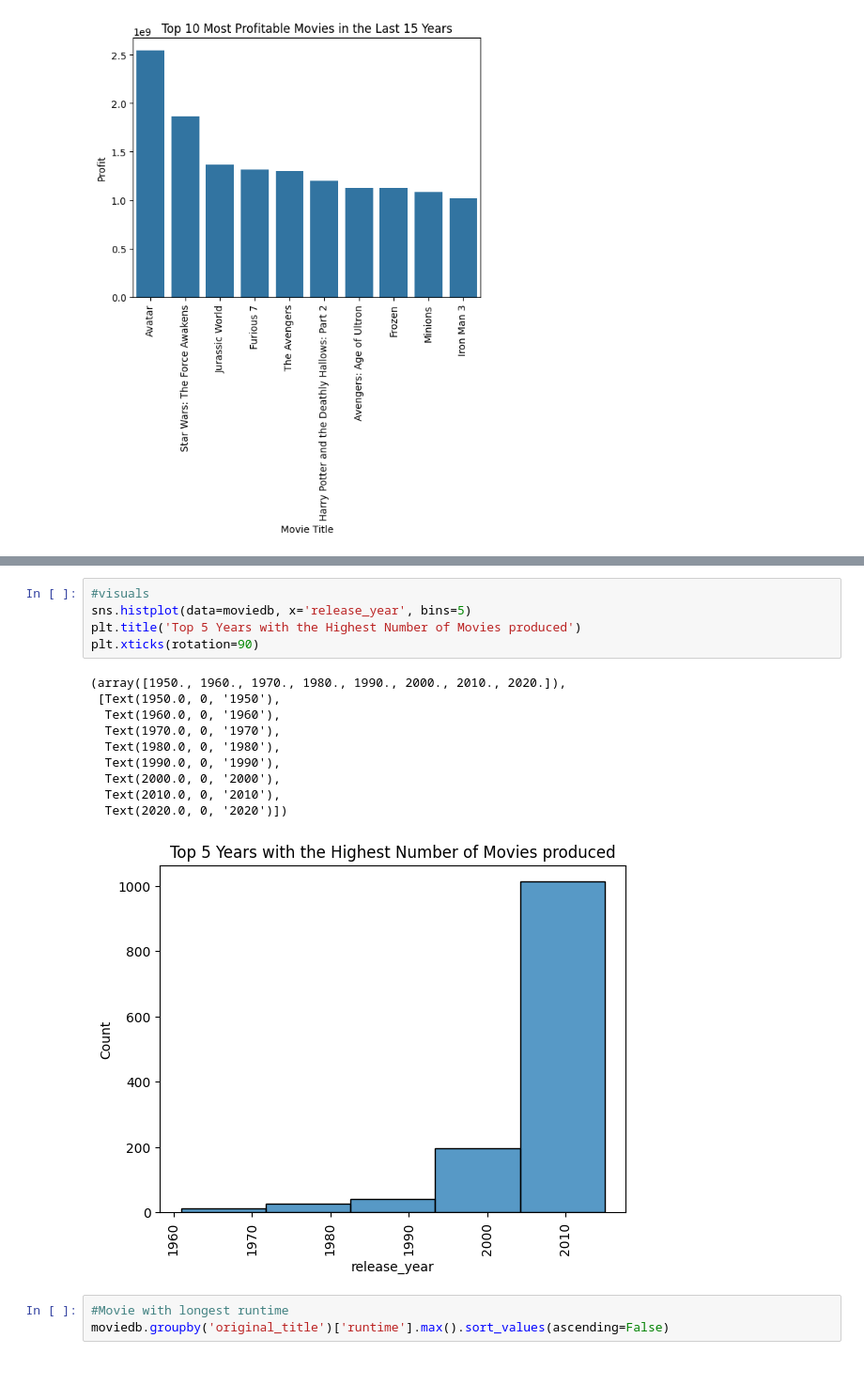
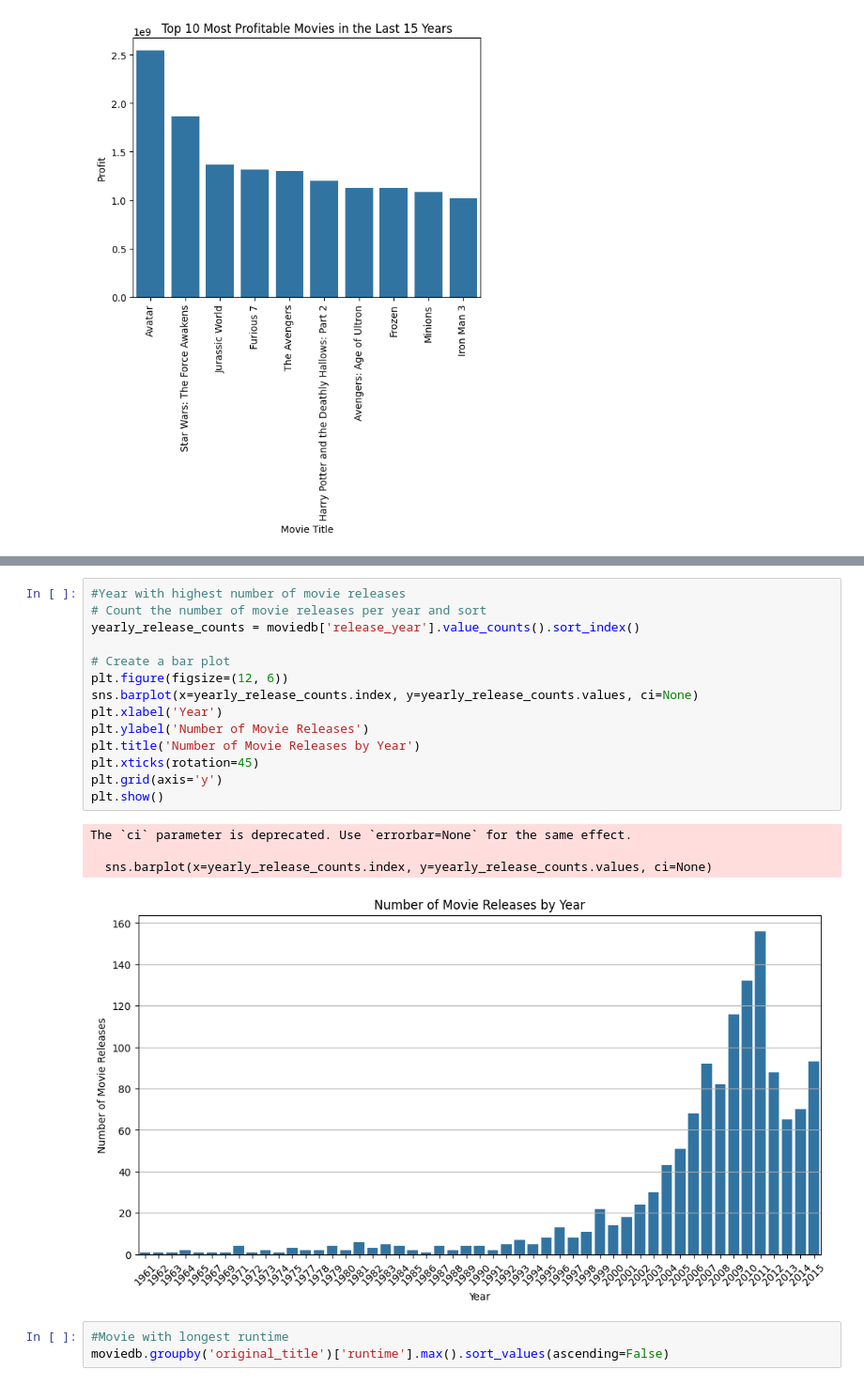
Before and after one commit to Chiamaka-N/Data-Life, a Jupyter notebook: FinalProject.ipynb, the cells around one changed output, grey strips where cells are left out. Shown at 94% size. Drawn from its saved outputs; the diff is of its cells as text.

```diff
--- a/FinalProject.ipynb
+++ b/FinalProject.ipynb
@@ -387,19 +345,22 @@ dtype: int64
-# %%
-#visuals
-sns.histplot(data=moviedb, x='release_year', bins=5)
-plt.title('Top 5 Years with the Highest Number of Movies produced')
-plt.xticks(rotation=90)
-# %% [output]
-(array([1950., 1960., 1970., 1980., 1990., 2000., 2010., 2020.]),
- [Text(1950.0, 0, '1950'),
-  Text(1960.0, 0, '1960'),
-  Text(1970.0, 0, '1970'),
-  Text(1980.0, 0, '1980'),
-  Text(1990.0, 0, '1990'),
-  Text(2000.0, 0, '2000'),
-  Text(2010.0, 0, '2010'),
-  Text(2020.0, 0, '2020')])
-[figure, removed]
+# %%
+#Year with highest number of movie releases
+# Count the number of movie releases per year and sort
+yearly_release_counts = moviedb['release_year'].value_counts().sort_index()
+
+# Create a bar plot
+plt.figure(figsize=(12, 6))
+sns.barplot(x=yearly_release_counts.index, y=yearly_release_counts.values, ci=None)
+plt.xlabel('Year')
+plt.ylabel('Number of Movie Releases')
+plt.title('Number of Movie Releases by Year')
+plt.xticks(rotation=45)
+plt.grid(axis='y')
+plt.show()
+# %% [output]
+The `ci` parameter is deprecated. Use `errorbar=None` for the same effect.
+
+  sns.barplot(x=yearly_release_counts.index, y=yearly_release_counts.values, ci=None)
+[figure, added]
 # %%
 #Movie with longest runtime
 moviedb.groupby('original_title')['runtime'].max().sort_values(ascending=False)
```
Also changed, not shown: parts of 2 cells of this notebook.
